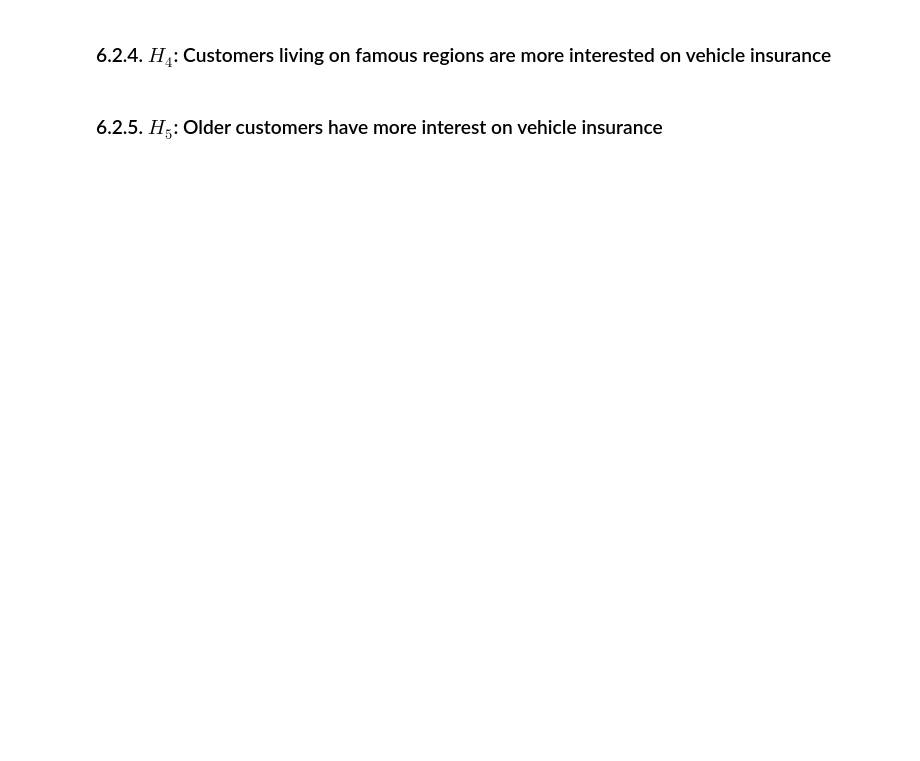
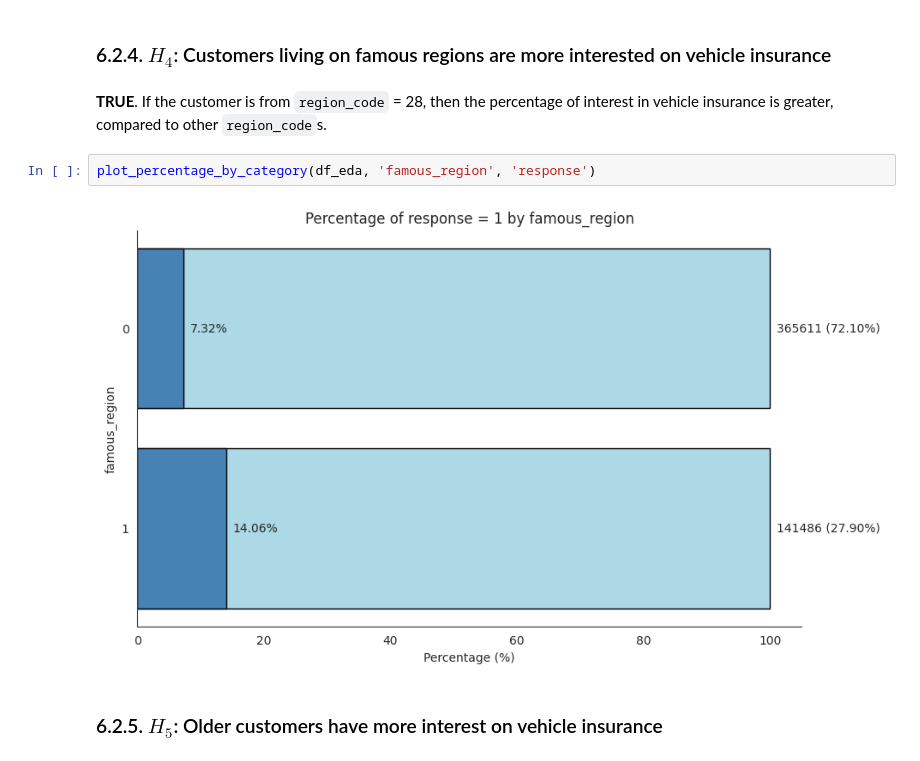
Before and after one commit to Emersonmiady/health-insurance-cross-sell, a Jupyter notebook: src/hi_cs_analysis.ipynb, the cells around one changed output. Saved outputs shown, nothing was run; the diff lists cells and outputs as text; blank space fills up the shorter version.

```diff
--- a/src/hi_cs_analysis.ipynb
+++ b/src/hi_cs_analysis.ipynb
@@ -683,4 +774,10 @@ We can observe that **different policy sales channels have different percentage
 # %% [markdown]
 ### 6.2.4. $H_{4}$: Customers living on famous regions are more interested on vehicle insurance
+# %% [markdown]
+**TRUE**. If the customer is from `region_code` = 28, then the percentage of interest in vehicle insurance is greater, compared to other `region_code`s.
+# %%
+plot_percentage_by_category(df_eda, 'famous_region', 'response')
+# %% [output]
+[figure, added]
 # %% [markdown]
 ### 6.2.5. $H_{5}$: Older customers have more interest on vehicle insurance
```
Also changed, not shown: parts of 39 cells of this notebook.
